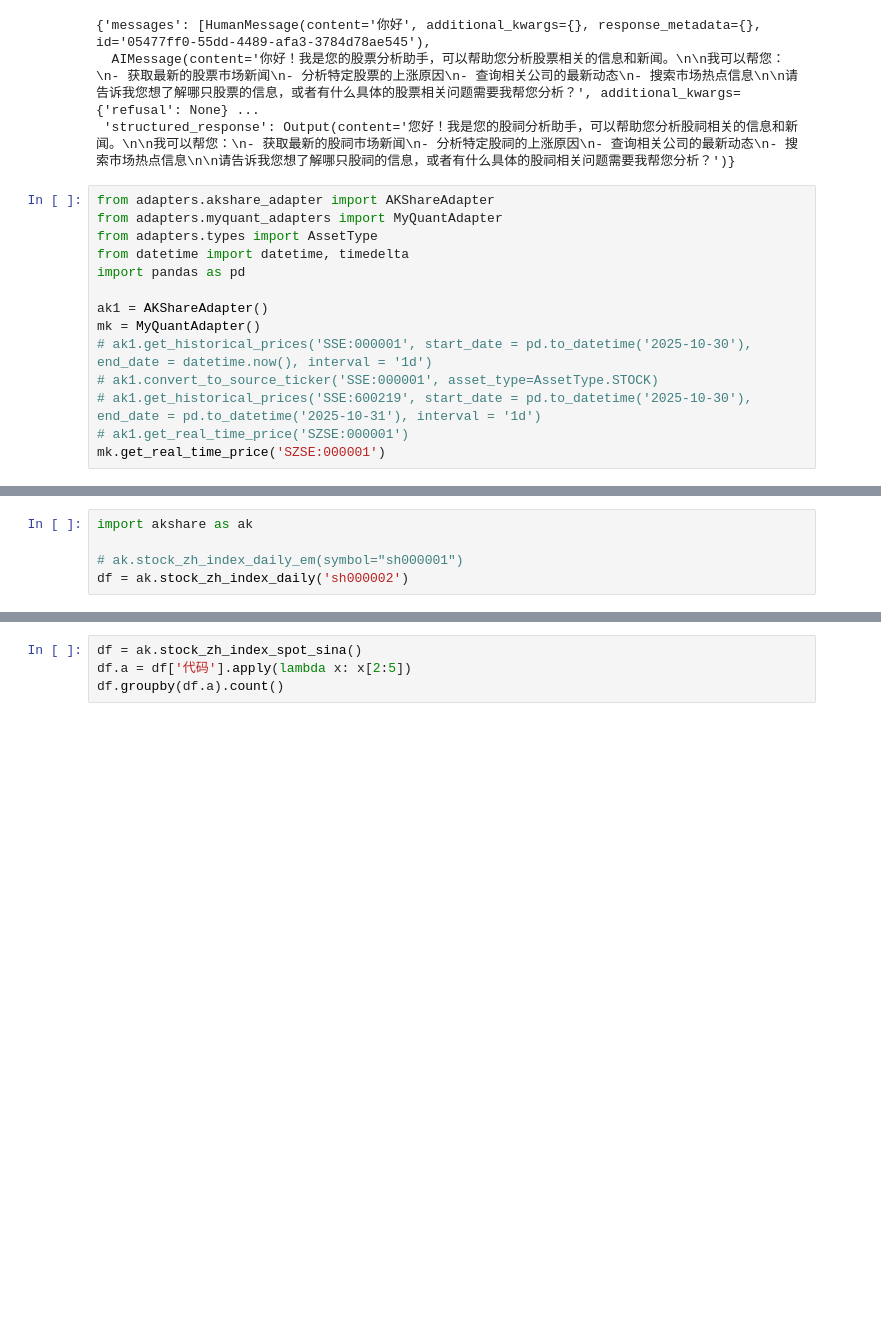
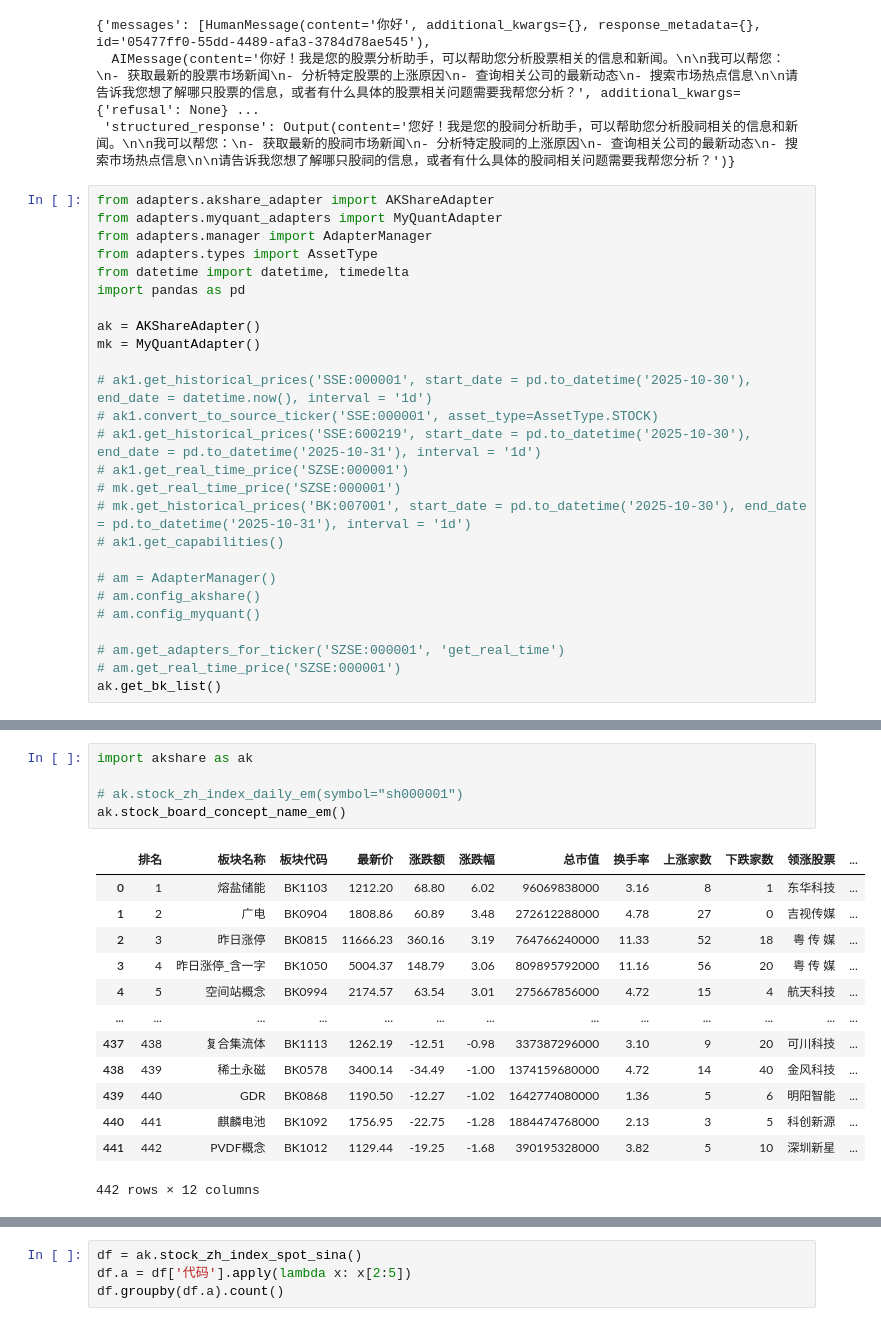
Before and after one commit to emperzz/StockAI, a Jupyter notebook: test.ipynb, the cells around one changed output, grey strips where cells are left out. Cells and saved outputs as stored; diff of their text form; blank space fills up the shorter version.

```diff
--- a/test.ipynb
+++ b/test.ipynb
@@ -314,15 +314,27 @@ result
 # %%
 from adapters.akshare_adapter import AKShareAdapter
 from adapters.myquant_adapters import MyQuantAdapter
+from adapters.manager import AdapterManager
 from adapters.types import AssetType
 from datetime import datetime, timedelta
 import pandas as pd
 
-ak1 = AKShareAdapter()
+ak = AKShareAdapter()
 mk = MyQuantAdapter()
+
 # ak1.get_historical_prices('SSE:000001', start_date = pd.to_datetime('2025-10-30'), end_date = datetime.now(), interval = '1d')
 # ak1.convert_to_source_ticker('SSE:000001', asset_type=AssetType.STOCK)
 # ak1.get_historical_prices('SSE:600219', start_date = pd.to_datetime('2025-10-30'), end_date = pd.to_datetime('2025-10-31'), interval = '1d')
 # ak1.get_real_time_price('SZSE:000001')
-mk.get_real_time_price('SZSE:000001')
+# mk.get_real_time_price('SZSE:000001')
+# mk.get_historical_prices('BK:007001', start_date = pd.to_datetime('2025-10-30'), end_date = pd.to_datetime('2025-10-31'), interval = '1d')
+# ak1.get_capabilities()
+
+# am = AdapterManager()
+# am.config_akshare()
+# am.config_myquant()
+
+# am.get_adapters_for_ticker('SZSE:000001', 'get_real_time')
+# am.get_real_time_price('SZSE:000001')
+ak.get_bk_list()
 # %% [output]
@@ -330,6 +343,20 @@ mk.get_real_time_price('SZSE:000001')
 # %%
 import akshare as ak
 
 # ak.stock_zh_index_daily_em(symbol="sh000001")
-df = ak.stock_zh_index_daily('sh000002')
+ak.stock_board_concept_name_em()
+# %% [output]
+|  | 排名 | 板块名称 | 板块代码 | 最新价 | 涨跌额 | 涨跌幅 | 总市值 | 换手率 | 上涨家数 | 下跌家数 | 领涨股票 | ... |
+| 0 | 1 | 熔盐储能 | BK1103 | 1212.20 | 68.80 | 6.02 | 96069838000 | 3.16 | 8 | 1 | 东华科技 | ... |
+| 1 | 2 | 广电 | BK0904 | 1808.86 | 60.89 | 3.48 | 272612288000 | 4.78 | 27 | 0 | 吉视传媒 | ... |
+| 2 | 3 | 昨日涨停 | BK0815 | 11666.23 | 360.16 | 3.19 | 764766240000 | 11.33 | 52 | 18 | 粤 传 媒 | ... |
+| 3 | 4 | 昨日涨停_含一字 | BK1050 | 5004.37 | 148.79 | 3.06 | 809895792000 | 11.16 | 56 | 20 | 粤 传 媒 | ... |
+| 4 | 5 | 空间站概念 | BK0994 | 2174.57 | 63.54 | 3.01 | 275667856000 | 4.72 | 15 | 4 | 航天科技 | ... |
+| ... | ... | ... | ... | ... | ... | ... | ... | ... | ... | ... | ... | ... |
+| 437 | 438 | 复合集流体 | BK1113 | 1262.19 | -12.51 | -0.98 | 337387296000 | 3.10 | 9 | 20 | 可川科技 | ... |
+| 438 | 439 | 稀土永磁 | BK0578 | 3400.14 | -34.49 | -1.00 | 1374159680000 | 4.72 | 14 | 40 | 金风科技 | ... |
+| 439 | 440 | GDR | BK0868 | 1190.50 | -12.27 | -1.02 | 1642774080000 | 1.36 | 5 | 6 | 明阳智能 | ... |
+| 440 | 441 | 麒麟电池 | BK1092 | 1756.95 | -22.75 | -1.28 | 1884474768000 | 2.13 | 3 | 5 | 科创新源 | ... |
+| 441 | 442 | PVDF概念 | BK1012 | 1129.44 | -19.25 | -1.68 | 390195328000 | 3.82 | 5 | 10 | 深圳新星 | ... |
+442 rows × 12 columns
 # %%
```
Also changed, not shown: parts of 5 cells of this notebook, 7 other files.
